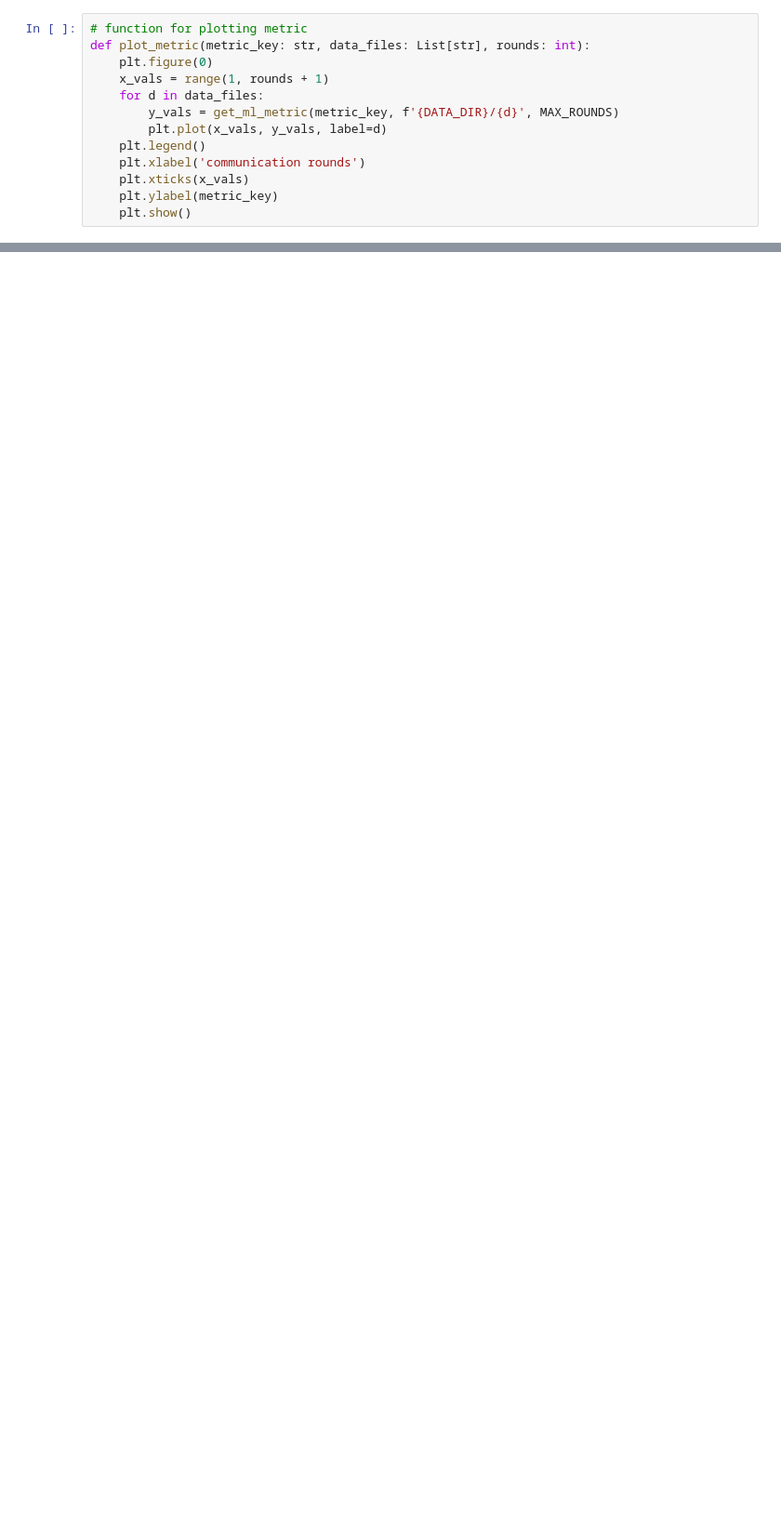
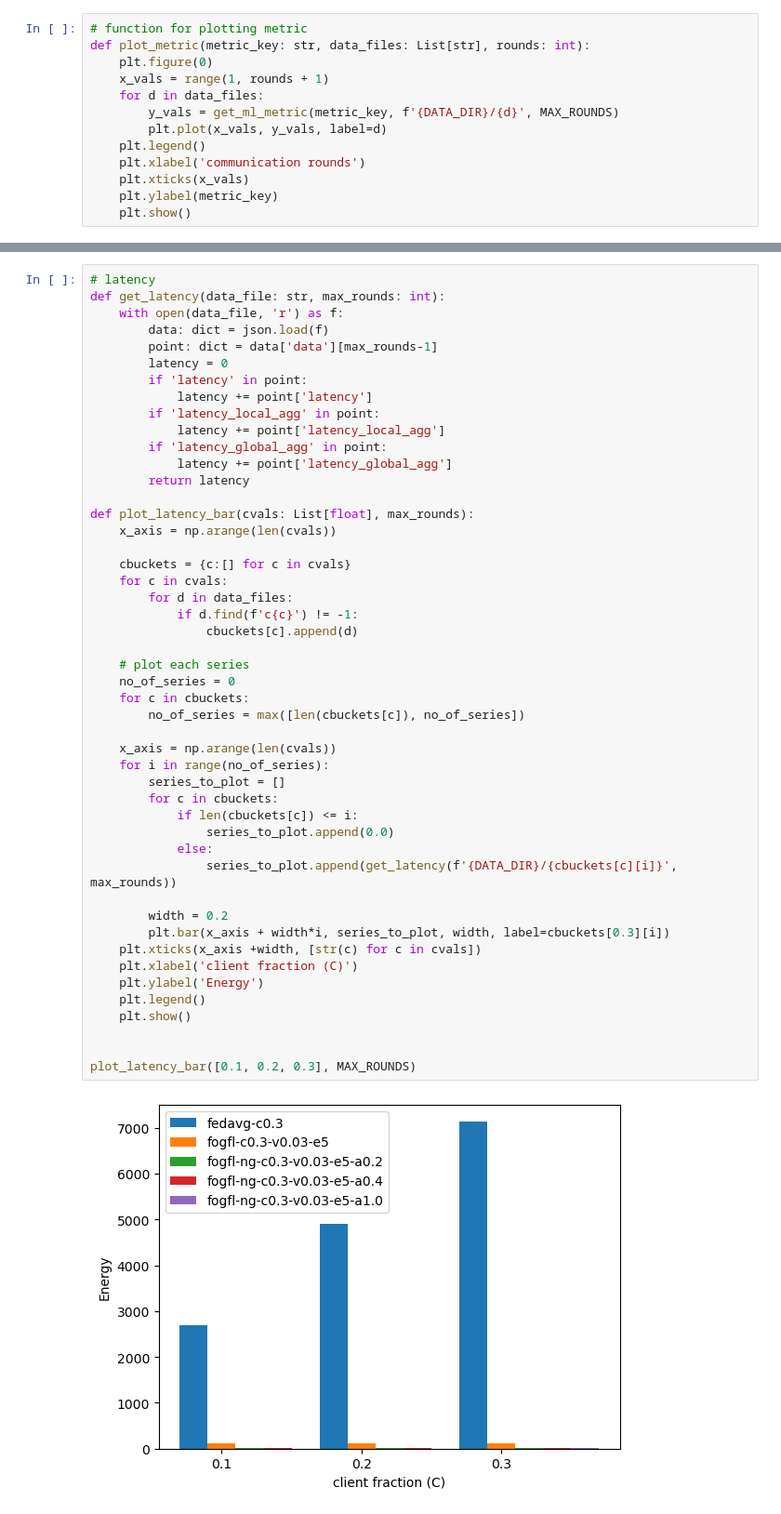
Before and after one commit to mgr-cse/fedavg-fog, a Jupyter notebook: obeservations.ipynb, the cells around one changed output, grey strips where cells are left out. Shown at 93% size. Cells and saved outputs as stored; diff of their text form; blank space fills up the shorter version.

Commit message:
took obeservations till latency

```diff
--- a/obeservations.ipynb
+++ b/obeservations.ipynb
@@ -132,0 +187,50 @@ plot_metric_per_c([0.1, 0.2, 0.3])
+# %%
+# latency
+def get_latency(data_file: str, max_rounds: int):
+    with open(data_file, 'r') as f:
+        data: dict = json.load(f)
+        point: dict = data['data'][max_rounds-1]
+        latency = 0
+        if 'latency' in point:
+            latency += point['latency']
+        if 'latency_local_agg' in point:
+            latency += point['latency_local_agg']
+        if 'latency_global_agg' in point:
+            latency += point['latency_global_agg']
+        return latency
+
+def plot_latency_bar(cvals: List[float], max_rounds):
+    x_axis = np.arange(len(cvals))
+
+    cbuckets = {c:[] for c in cvals}
+    for c in cvals:
+        for d in data_files:
+            if d.find(f'c{c}') != -1:
+                cbuckets[c].append(d)
+
+    # plot each series
+    no_of_series = 0
+    for c in cbuckets:
+        no_of_series = max([len(cbuckets[c]), no_of_series])
+
+    x_axis = np.arange(len(cvals))
+    for i in range(no_of_series):
+        series_to_plot = []
+        for c in cbuckets:
+            if len(cbuckets[c]) <= i:
+                series_to_plot.append(0.0)
+            else:
+                series_to_plot.append(get_latency(f'{DATA_DIR}/{cbuckets[c][i]}', max_rounds))
+
+        width = 0.2
+        plt.bar(x_axis + width*i, series_to_plot, width, label=cbuckets[0.3][i])
+    plt.xticks(x_axis +width, [str(c) for c in cvals])
+    plt.xlabel('client fraction (C)')
+    plt.ylabel('Energy')
+    plt.legend()
+    plt.show()
+
+
+plot_latency_bar([0.1, 0.2, 0.3], MAX_ROUNDS)
+# %% [output]
+[figure, added]
```
Also changed, not shown: parts of 7 cells of this notebook.
